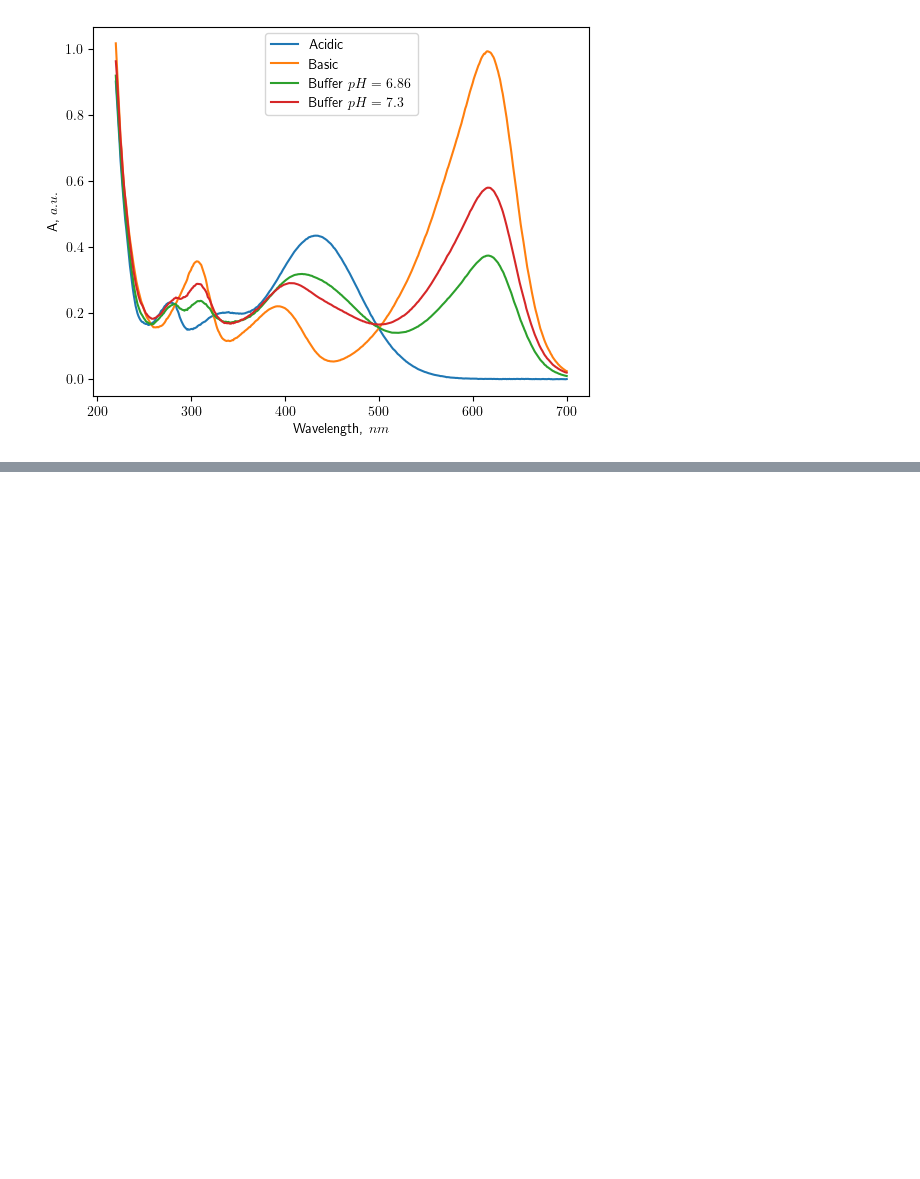
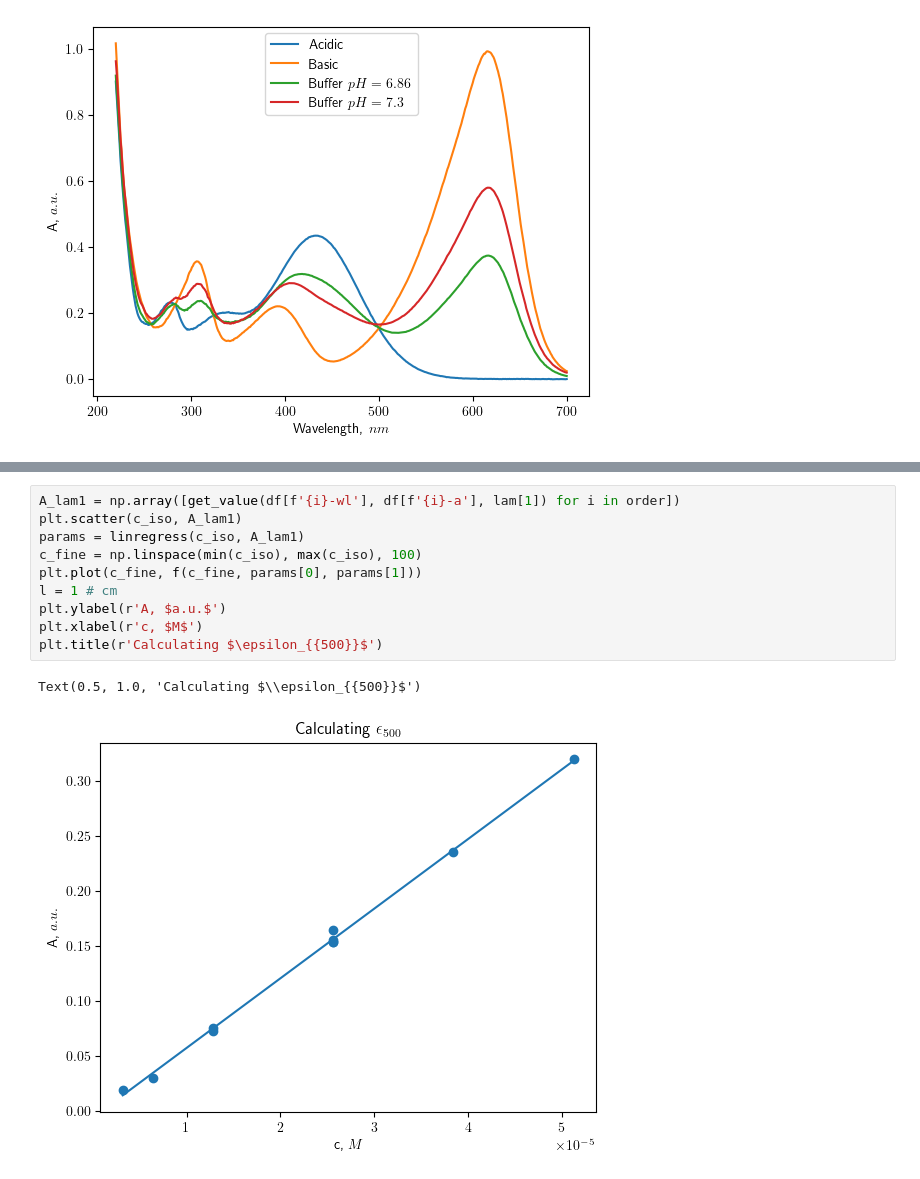
Before and after one commit to a-for-short/labs, a Jupyter notebook: thermod/С-3/c3.ipynb, the cells around one changed output, grey strips where cells are left out. Drawn from its saved outputs; the diff is of its cells as text; blank space fills up the shorter version.

```diff
--- a/thermod/С-3/c3.ipynb
+++ b/thermod/С-3/c3.ipynb
@@ -92,0 +145,13 @@ for i in buffer:
+# %%
+A_lam1 = np.array([get_value(df[f'{i}-wl'], df[f'{i}-a'], lam[1]) for i in order])
+plt.scatter(c_iso, A_lam1)
+params = linregress(c_iso, A_lam1)
+c_fine = np.linspace(min(c_iso), max(c_iso), 100)
+plt.plot(c_fine, f(c_fine, params[0], params[1]))
+l = 1 # cm
+plt.ylabel(r'A, $a.u.$')
+plt.xlabel(r'c, $M$')
+plt.title(r'Calculating $\epsilon_{{500}}$')
+# %% [output]
+Text(0.5, 1.0, 'Calculating $\\epsilon_{{500}}$')
+[figure, added]
```
Also changed, not shown: parts of 23 cells of this notebook, 6 other files.
